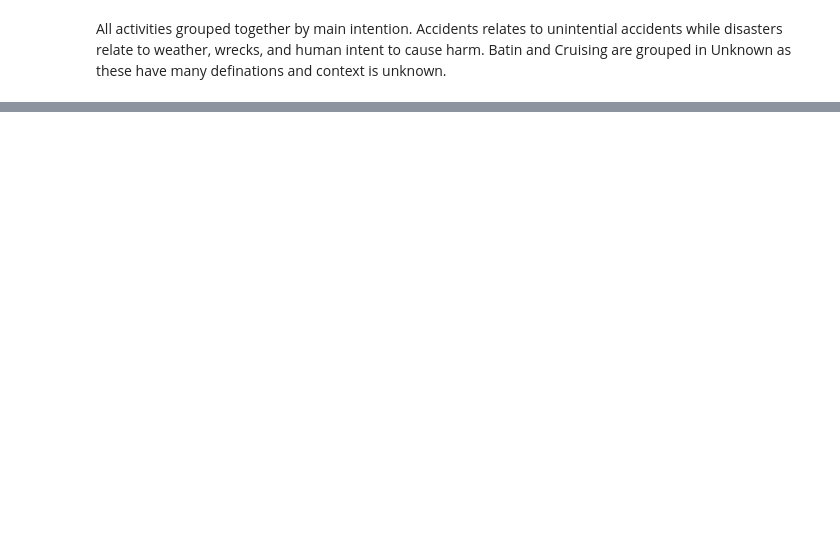
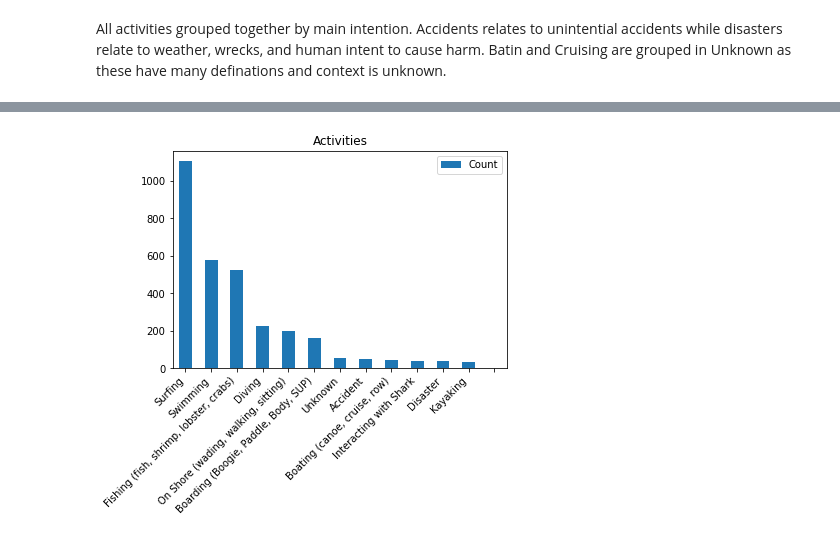
Before and after one commit to staceyj118/Shark-Attacks, a Jupyter notebook: Victims.ipynb, the cells around one changed output, grey strips where cells are left out. Saved outputs shown, nothing was run; the diff lists cells and outputs as text; code cells hidden in the pictures; blank space fills up the shorter version.

```diff
--- a/Victims.ipynb
+++ b/Victims.ipynb
@@ -245,5 +249,7 @@ victim_df.loc[victim_df['Activity'].str.contains('Kakaying', na =False,case=Fals
 victim_df.loc[victim_df['Activity'].str.contains('batin', na =False,case=False), 'Activity'] = 'Unknown'
 victim_df.loc[victim_df['Activity'].str.contains('cruising', na =False,case=False), 'Activity'] = 'Unknown'
 
-victim_df['Activity'].value_counts()
+activity_df=pd.DataFrame(victim_df['Activity'].value_counts())
+activity_df=activity_df.rename(columns={"Activity":"Count"})
+activity_df
 # %% [output]
@@ -282,0 +288,9 @@ ValueError: The number of FixedLocator locations (13), usually from a call to se
+# %%
+# Bar chart by activity
+#activity_df = pd.DataFrame({'Activity':[victim_df['Activity']], 'Count':[activity_df]})
+ax = activity_df.plot.bar()
+plt.xticks(rotation=45, ha='right')
+plt.title("Activities")
+plt.savefig('Activities.png',bbox_inches='tight')
+# %% [output]
+[figure, added]
```
Also changed, not shown: parts of 9 cells of this notebook, 3 other files.
